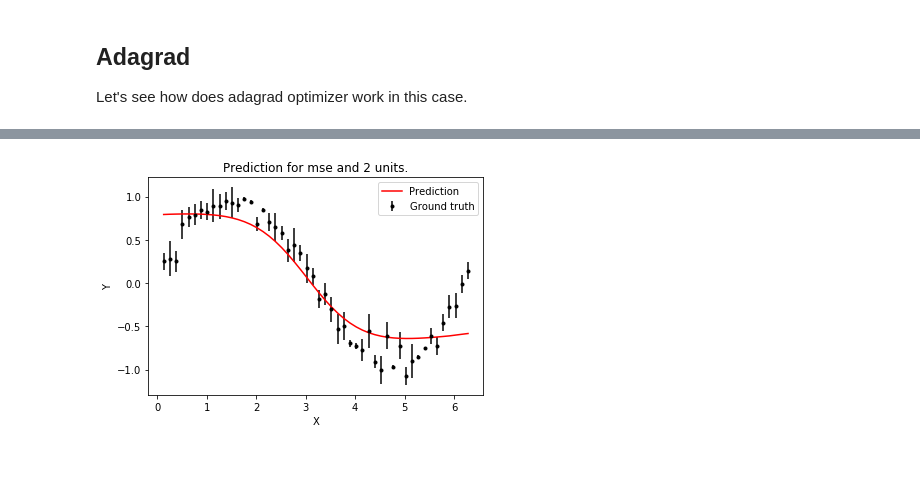
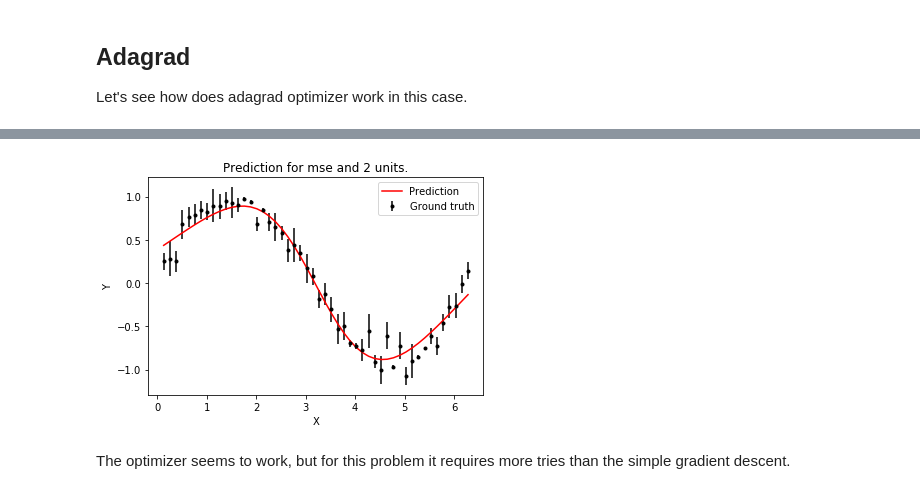
Before and after one commit to PGrabinski/IntroductionNeuralNetworks, a Jupyter notebook: List5/Problem2.ipynb, the cells around one changed output, grey strips where cells are left out. Drawn from its saved outputs; the diff is of its cells as text; code cells hidden in the pictures; blank space fills up the shorter version.

```diff
--- a/List5/Problem2.ipynb
+++ b/List5/Problem2.ipynb
@@ -75,5 +96,5 @@ We will use the Mean Square Error loss function and optimizing the network with
 Let's see how does adagrad optimizer work in this case.
 # %%
 train_and_visualize(loss='mse', optimizer='Adagrad', epochs=100000, X=X, Y=Y, DY=DY, batch_size=-1, hidden_units=2,
-                   learning_rate=0.01, message_frequency=1000)
+                   learning_rate=0.1, message_frequency=10000)
 # %% [output]
@@ -97 +112,3 @@ Final loss function: 0.034004669422865785
-[figure, old version]
+[figure, new version]
+# %% [markdown]
+The optimizer seems to work, but for this problem it requires more tries than the simple gradient descent.
```
Also changed, not shown: parts of 4 cells of this notebook, 6 other files.
